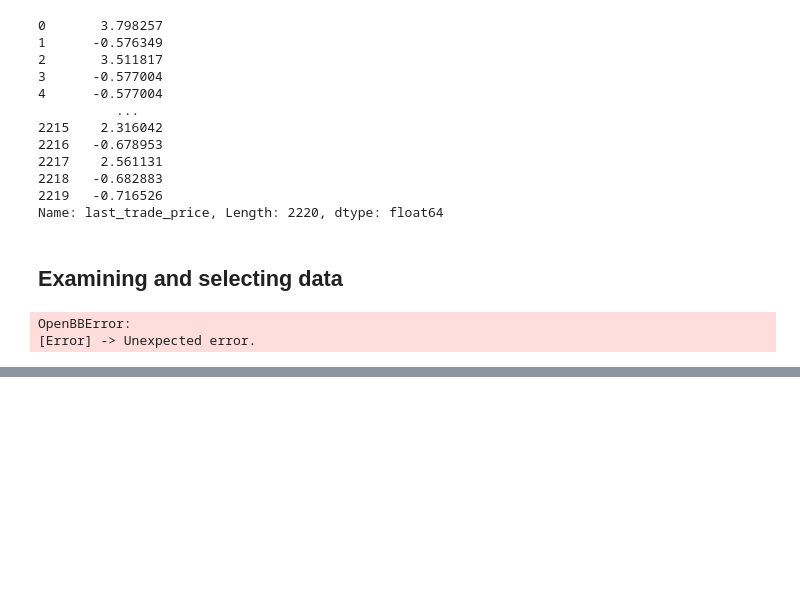
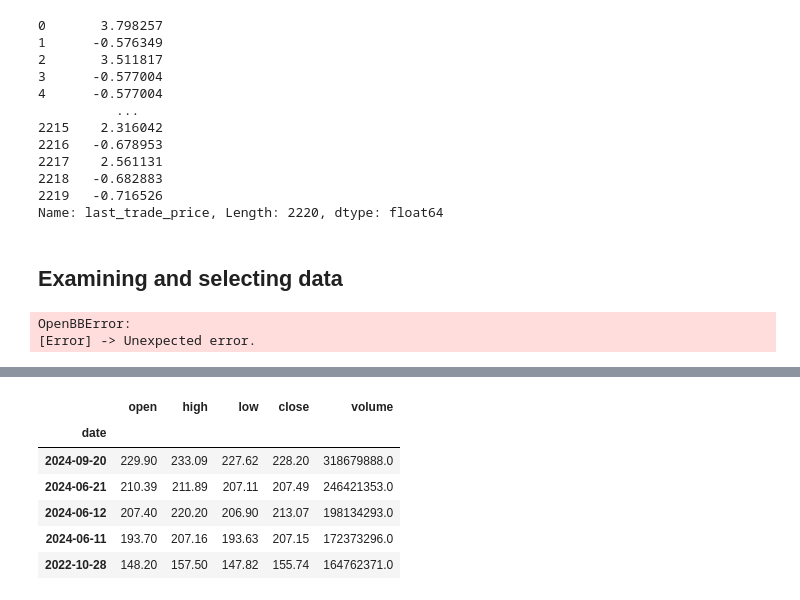
Before and after one commit to MichalPoleszczuk/Books, a Jupyter notebook: Python_for_Algorithmic_Trading_Cookbook/Chapter2/Notes_to_Chapter2.ipynb, the cells around one changed output, grey strips where cells are left out. Drawn from its saved outputs; the diff is of its cells as text; code cells hidden in the pictures; blank space fills up the shorter version.

```diff
--- a/Python_for_Algorithmic_Trading_Cookbook/Chapter2/Notes_to_Chapter2.ipynb
+++ b/Python_for_Algorithmic_Trading_Cookbook/Chapter2/Notes_to_Chapter2.ipynb
@@ -680,0 +833,11 @@ df.describe()
+# %%
+# pandas provides handy methods to get rows with the smallest or largest values in a colum
+df.nlargest(5, "volume") # 2nd is nsmallest
+# %% [output]
+|  | open | high | low | close | volume |
+| date |  |  |  |  |  |
+| 2024-09-20 | 229.90 | 233.09 | 227.62 | 228.20 | 318679888.0 |
+| 2024-06-21 | 210.39 | 211.89 | 207.11 | 207.49 | 246421353.0 |
+| 2024-06-12 | 207.40 | 220.20 | 206.90 | 213.07 | 198134293.0 |
+| 2024-06-11 | 193.70 | 207.16 | 193.63 | 207.15 | 172373296.0 |
+| 2022-10-28 | 148.20 | 157.50 | 147.82 | 155.74 | 164762371.0 |
```
Also changed, not shown: parts of 24 cells of this notebook, 1 other file.
